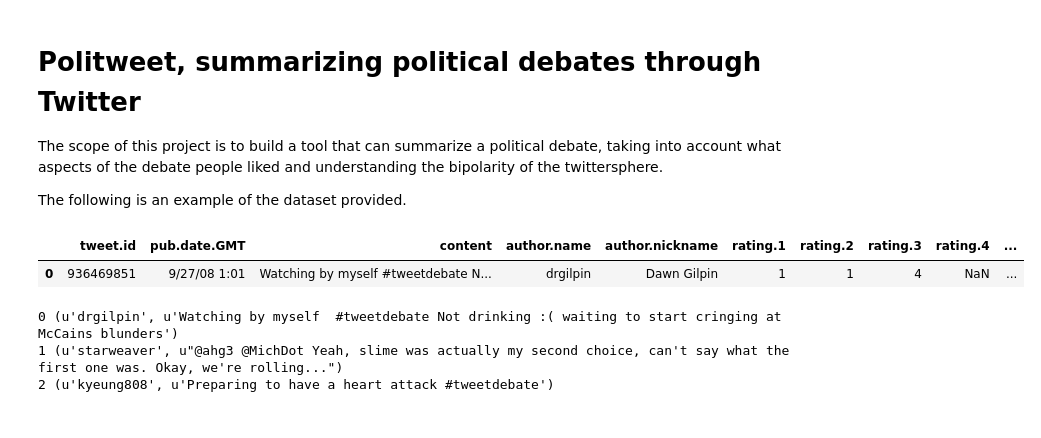
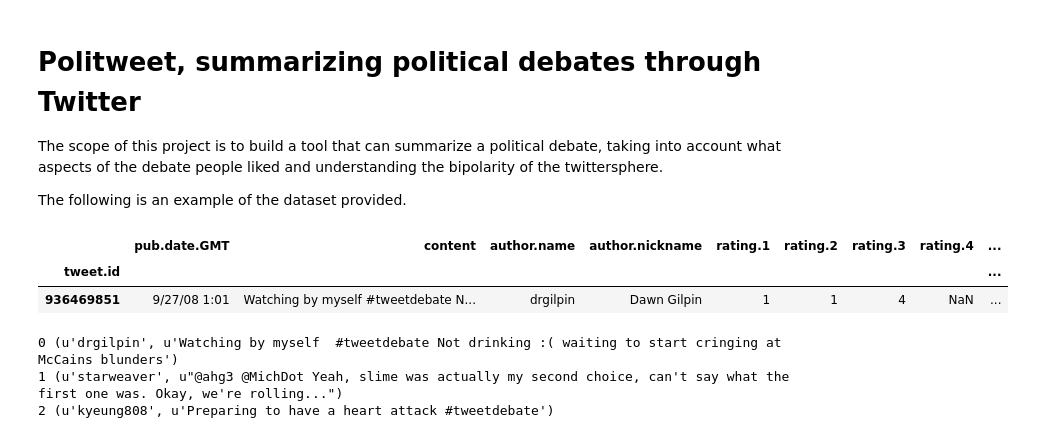
Before and after one commit to ralucacocioban/SentimentClassification, a Jupyter notebook: Politweet.ipynb, the cells around one changed output. Saved outputs shown, nothing was run; the diff lists cells and outputs as text; code cells hidden in the pictures.

```diff
--- a/Politweet.ipynb
+++ b/Politweet.ipynb
@@ -7,24 +7,25 @@ The following is an example of the dataset provided.
 # %%
 %matplotlib inline
 import re
 import pandas as pd
 pd.set_option('display.max_colwidth', 1200)
 import numpy as np
 from IPython.display import display
 import nltk
 from __future__ import unicode_literals
 from spacy.en import English
 nlp = English()
 
 def getTweets(filename):
-    df = pd.read_csv(filename, sep='\t', encoding='utf-8')
+    df = pd.read_csv(filename, sep='\t', encoding='utf-8', index_col="tweet.id")
     return df
 
 df = getTweets("./debate08_sentiment_tweets.tsv")
 df[:1]
 # %% [output]
-|  | tweet.id | pub.date.GMT | content | author.name | author.nickname | rating.1 | rating.2 | rating.3 | rating.4 | ... |
-| 0 | 936469851 | 9/27/08 1:01 | Watching by myself #tweetdebate N... | drgilpin | Dawn Gilpin | 1 | 1 | 4 | NaN | ... |
+|  | pub.date.GMT | content | author.name | author.nickname | rating.1 | rating.2 | rating.3 | rating.4 | ... |
+| tweet.id |  |  |  |  |  |  |  |  | ... |
+| 936469851 | 9/27/08 1:01 | Watching by myself #tweetdebate N... | drgilpin | Dawn Gilpin | 1 | 1 | 4 | NaN | ... |
 # %%
 def list_content(df):
     for i, row in enumerate(zip(df["author.name"].values, df["content"].values)):
```
Also changed, not shown: parts of 15 cells of this notebook.
